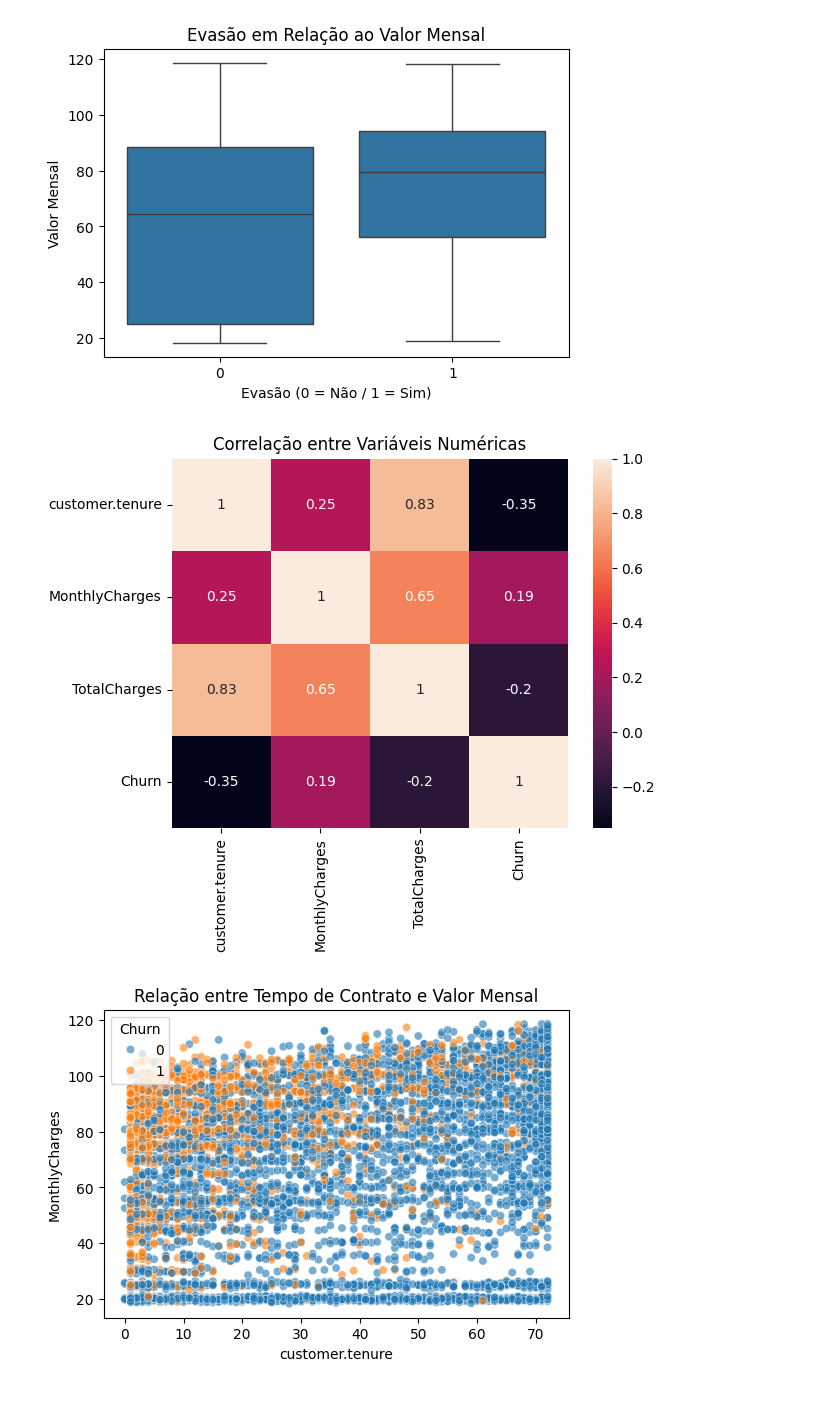
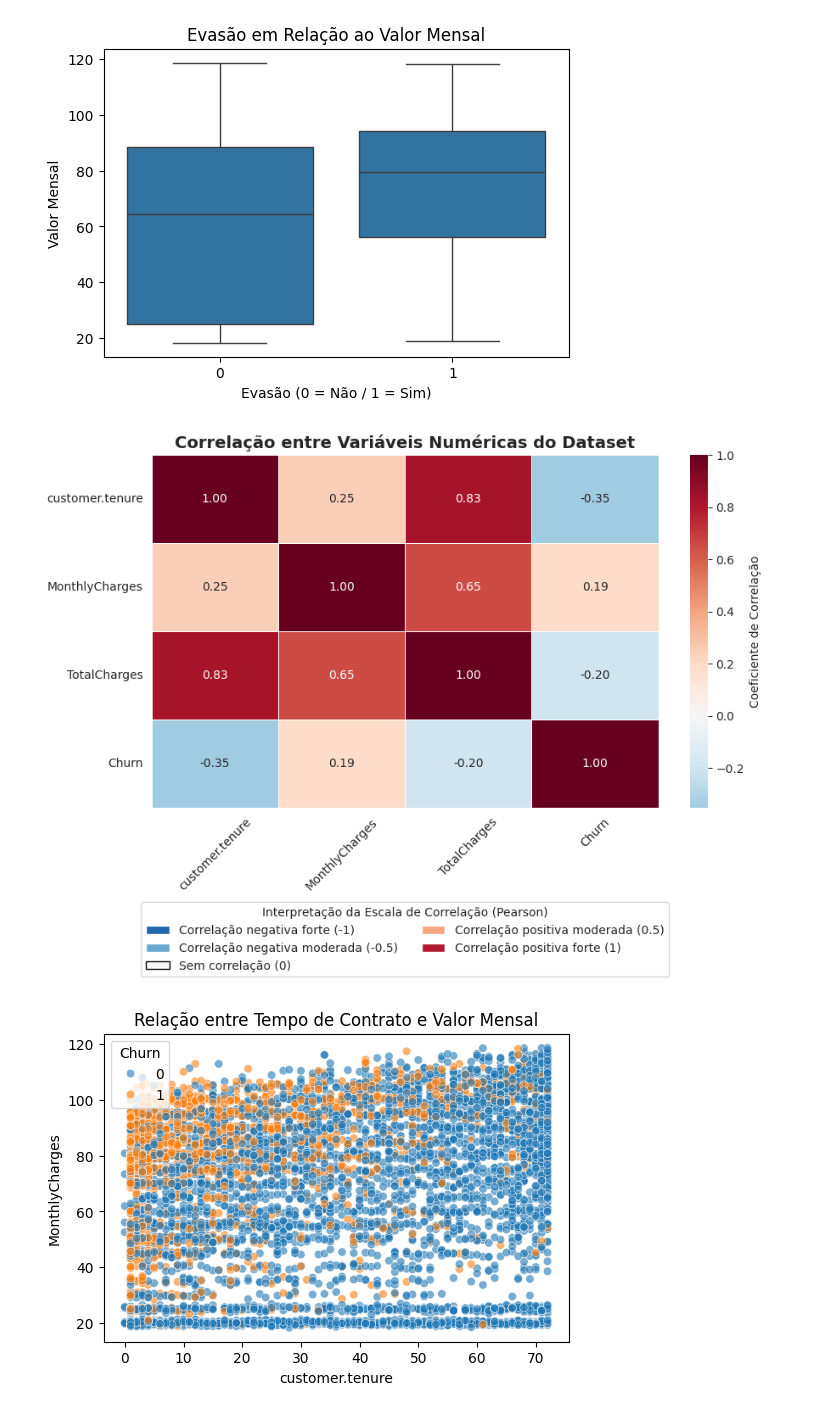
Before and after one commit to ksantos-helo/Challenge---TelecomX_BR, a Jupyter notebook: Telecom_X.ipynb, the cells around one changed output. Cells and saved outputs as stored; diff of their text form; code cells hidden in the pictures.

```diff
--- a/Telecom_X.ipynb
+++ b/Telecom_X.ipynb
@@ -618,18 +664,53 @@ plt.ylabel('Valor Mensal')
 plt.show()
 # %% [output]
 [figure]
-# %%
-plt.figure()
-
-correlacao = df[['customer.tenure','MonthlyCharges','TotalCharges','Churn']].corr()
-
-sns.heatmap(correlacao, annot=True)
-
-plt.title('Correlação entre Variáveis Numéricas')
-
-plt.show()
-# %% [output]
-[figure, removed]
+# %%
+import matplotlib.pyplot as plt
+import seaborn as sns
+from matplotlib.patches import Patch
+
+plt.figure(figsize=(9,7))
+
+# matriz de correlação
+correlacao = df[['customer.tenure','MonthlyCharges','TotalCharges','Churn']].corr()
+
+ax = sns.heatmap(
+    correlacao,
+    annot=True,
+    fmt=".2f",
+    cmap="RdBu_r",
+    center=0,
+    linewidths=0.5,
+    cbar_kws={'label': 'Coeficiente de Correlação'}
+)
+
+plt.title('Correlação entre Variáveis Numéricas do Dataset', fontsize=14, weight='bold')
+
+plt.xticks(rotation=45)
+plt.yticks(rotation=0)
+
+# legenda explicativa com cores
+legend_elements = [
+    Patch(facecolor='#2166ac', label='Correlação negativa forte (-1)'),
+    Patch(facecolor='#67a9cf', label='Correlação negativa moderada (-0.5)'),
+    Patch(facecolor='#f7f7f7', edgecolor='black', label='Sem correlação (0)'),
+    Patch(facecolor='#f4a582', label='Correlação positiva moderada (0.5)'),
+    Patch(facecolor='#b2182b', label='Correlação positiva forte (1)')
+]
+
+plt.legend(
+    handles=legend_elements,
+    title="Interpretação da Escala de Correlação (Pearson)",
+    bbox_to_anchor=(0.5, -0.25),
+    loc='upper center',
+    ncol=2
+)
+
+plt.tight_layout()
+
+plt.show()
+# %% [output]
+[figure, added]
 # %%
 plt.figure(figsize=(6,4))
 
```
Also changed, not shown: parts of 3 cells of this notebook.
